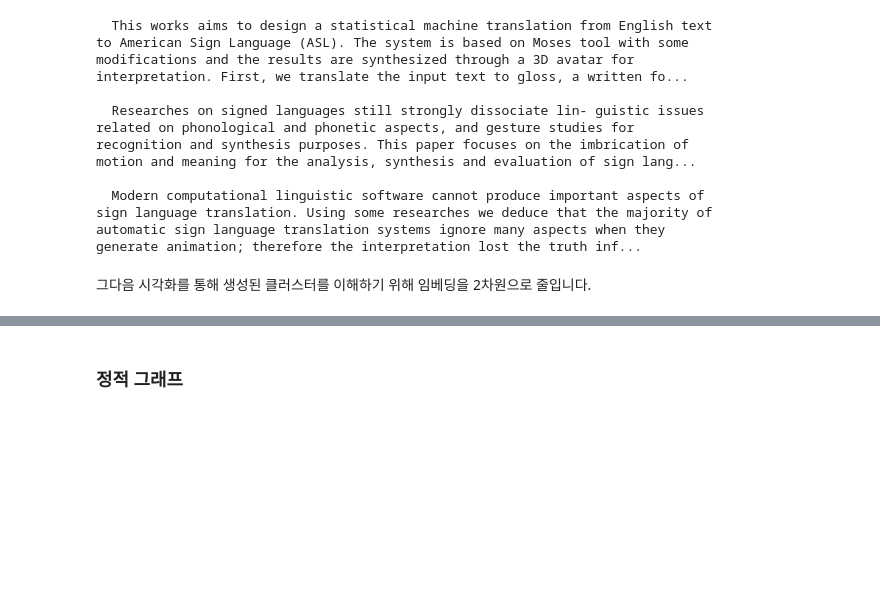
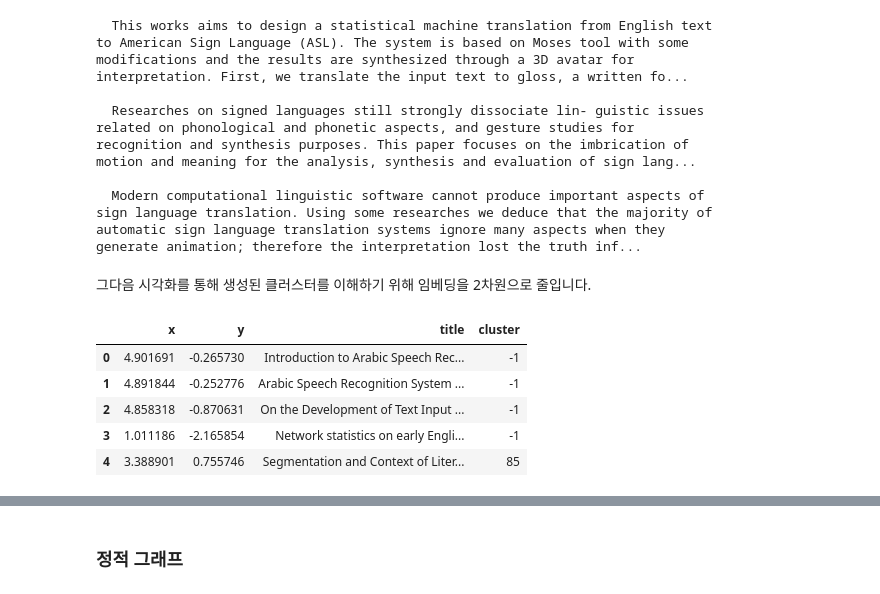
Before and after one commit to ssuai/handson-llm, a Jupyter notebook: chapter05-1.ipynb, the cells around one changed output, grey strips where cells are left out. Saved outputs shown, nothing was run; the diff lists cells and outputs as text; code cells hidden in the pictures; blank space fills up the shorter version.

```diff
--- a/chapter05-1.ipynb
+++ b/chapter05-1.ipynb
@@ -110,16 +119,21 @@ generate animation; therefore the interpretation lost the truth inf...
 # %%
 import pandas as pd
 
 # 384차원의 임베딩을 2차원으로 줄입니다.
 reduced_embeddings = UMAP(
     n_components=2, min_dist=0.0, metric='cosine', random_state=42, n_jobs=1
 ).fit_transform(embeddings)
 
 # 데이터프레임을 만듭니다.
 df = pd.DataFrame(reduced_embeddings, columns=["x", "y"])
 df["title"] = titles
 df["cluster"] = [str(c) for c in clusters]
 
-# 정상치(클러스터)와 이상치를 선택합니다.
-clusters_df = df.loc[df.cluster != "-1", :]
-outliers_df = df.loc[df.cluster == "-1", :]
+df.head()
+# %% [output]
+|  | x | y | title | cluster |
+| 0 | 4.901691 | -0.265730 | Introduction to Arabic Speech Rec... | -1 |
+| 1 | 4.891844 | -0.252776 | Arabic Speech Recognition System ... | -1 |
+| 2 | 4.858318 | -0.870631 | On the Development of Text Input ... | -1 |
+| 3 | 1.011186 | -2.165854 | Network statistics on early Engli... | -1 |
+| 4 | 3.388901 | 0.755746 | Segmentation and Context of Liter... | 85 |
```
Also changed, not shown: parts of 5 cells of this notebook.
